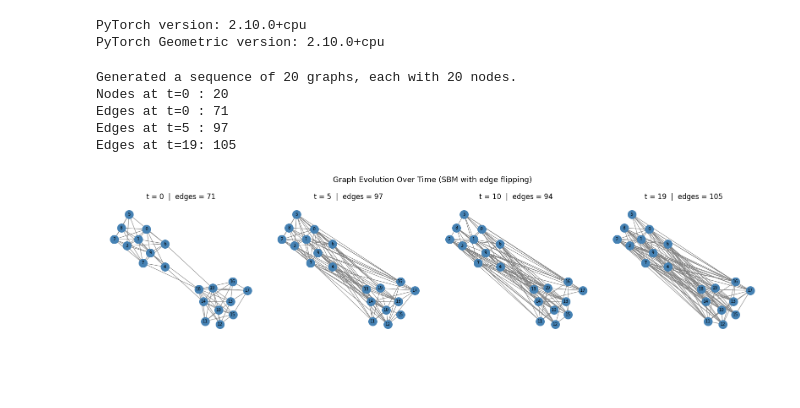
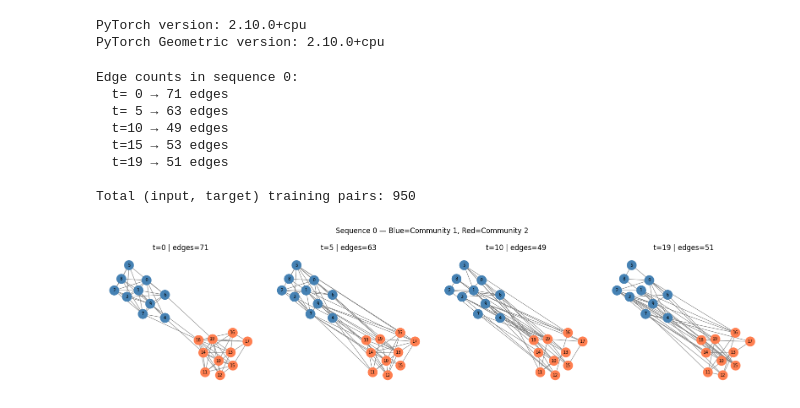
Before and after one commit to Abhilash437/Koopman-Graph-Evolver, a Jupyter notebook: graph-evolution-1.ipynb, the cells around one changed output. Drawn from its saved outputs; the diff is of its cells as text; code cells hidden in the pictures; blank space fills up the shorter version.

Commit message:
Add training and plots

```diff
--- a/graph-evolution-1.ipynb
+++ b/graph-evolution-1.ipynb
@@ -115,41 +217,52 @@ def generate_sequence(n_nodes, block_sizes, p_intra, p_inter, p_flip, T):
 # %%
-N_NODES = 20
-BLOCK_SIZES = [10, 10]  # Two communities of 10 nodes each
-P_INTRA = 0.7  # High probability of edges within communities
-P_INTER = 0.05  # Low probability of edges between communities
-P_FLIP = 0.1  # 10% chance to flip each edge at each step
-T = 20  # time steps per sequence
+N_NODES     = 20
+BLOCK_SIZES = [10, 10]
+P_INTRA     = 0.7
+P_INTER     = 0.05
+P_REMOVE    = 0.15    # existing edges removed with 15% chance
+P_ADD       = 0.05    # non-edges added with 5% chance. Equilibrium density ≈ 0.05 / (0.05 + 0.15) = 0.25
+T           = 20
+N_SEQ       = 50      # 50 independent sequences → 50×19 = 950 training pairs
 
-seq = generate_sequence(N_NODES, BLOCK_SIZES, P_INTRA, P_INTER, P_FLIP, T)
-print(f"Generated a sequence of {len(seq)} graphs, each with {N_NODES} nodes.")
-print(f"Nodes at t=0 : {seq[0].number_of_nodes()}")
-print(f"Edges at t=0 : {seq[0].number_of_edges()}")
-print(f"Edges at t=5 : {seq[5].number_of_edges()}")
-print(f"Edges at t=19: {seq[19].number_of_edges()}")
+all_sequences, all_pairs = generate_dataset(
+    N_SEQ, N_NODES, BLOCK_SIZES,
+    P_INTRA, P_INTER, P_REMOVE, P_ADD, T
+)
+
+seq0 = all_sequences[0]
+print("Edge counts in sequence 0:")
+for t in [0, 5, 10, 15, 19]:
+    print(f"  t={t:2d} → {seq0[t].number_of_edges()} edges")
+
+print(f"\nTotal (input, target) training pairs: {len(all_pairs)}")
 # %% [output]
-Generated a sequence of 20 graphs, each with 20 nodes.
-Nodes at t=0 : 20
-Edges at t=0 : 71
-Edges at t=5 : 97
-Edges at t=19: 105
+Edge counts in sequence 0:
+  t= 0 → 71 edges
+  t= 5 → 63 edges
+  t=10 → 49 edges
+  t=15 → 53 edges
+  t=19 → 51 edges
+
+Total (input, target) training pairs: 950
 # %%
+# Graph snapshots from sequence 0
+pos = nx.spring_layout(seq0[0], seed=SEED)
+timesteps_to_plot = [0, 5, 10, 19]
+colors = ['steelblue'] * 10 + ['coral'] * 10  # colour the two communities
+
+# Separate figure for graph snapshots
 fig, axes = plt.subplots(1, 4, figsize=(16, 4))
-timesteps_to_plot = [0, 5, 10, 19]
-
-# Fix the node layout so positions don't change between plots
-# spring_layout computes (x,y) positions once; we reuse them
-pos = nx.spring_layout(seq[0], seed=SEED)
-
 for ax, t in zip(axes, timesteps_to_plot):
     nx.draw(
-        seq[t], pos=pos, ax=ax,
-        node_color='steelblue', node_size=200,
-        edge_color='gray', width=0.8, with_labels=True, font_size=7
+        seq0[t], pos=pos, ax=ax,
+        node_color=colors, node_size=250,
+        edge_color='gray', width=0.8,
+        with_labels=True, font_size=7
     )
-    ax.set_title(f"t = {t}  |  edges = {seq[t].number_of_edges()}")
+    ax.set_title(f"t={t} | edges={seq0[t].number_of_edges()}")
 
-plt.suptitle("Graph Evolution Over Time (SBM with edge flipping)", fontsize=13)
+plt.suptitle("Sequence 0 — Blue=Community 1, Red=Community 2", fontsize=12)
 plt.tight_layout()
 plt.show()
 # %% [output]
-[figure, old version]
+[figure, new version]
```
Also changed, not shown: parts of 22 cells of this notebook.
